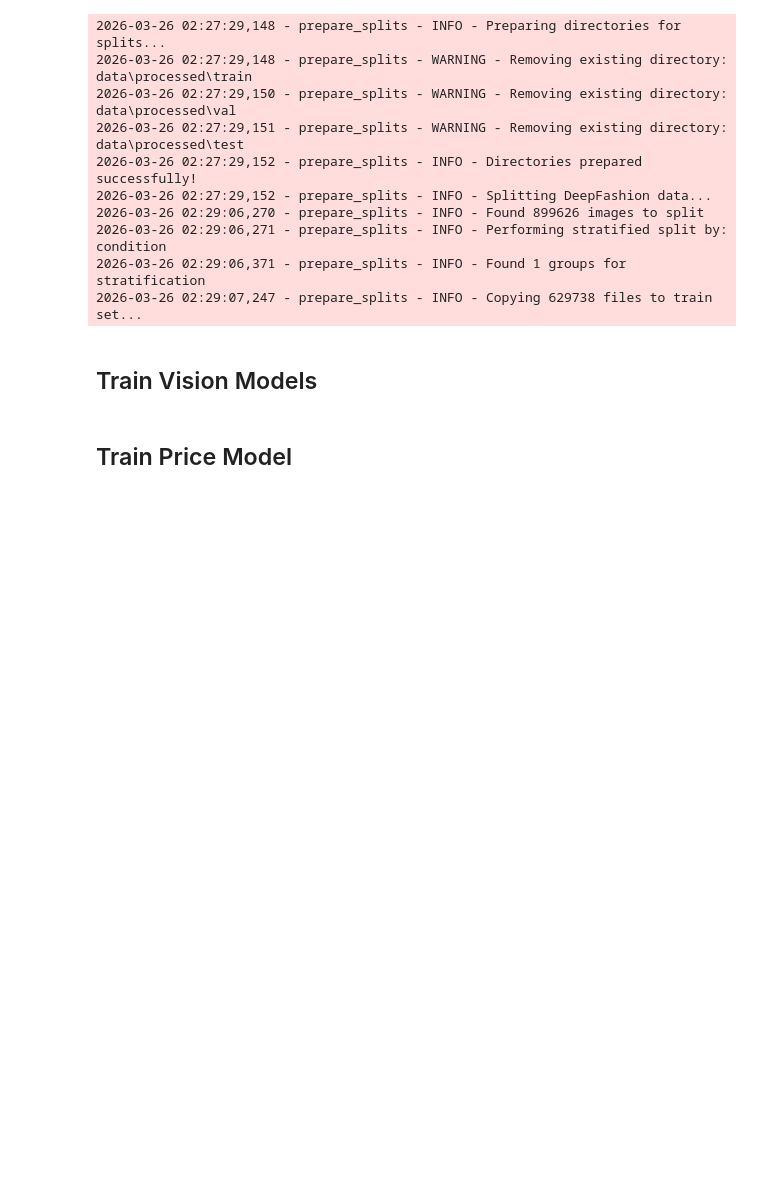
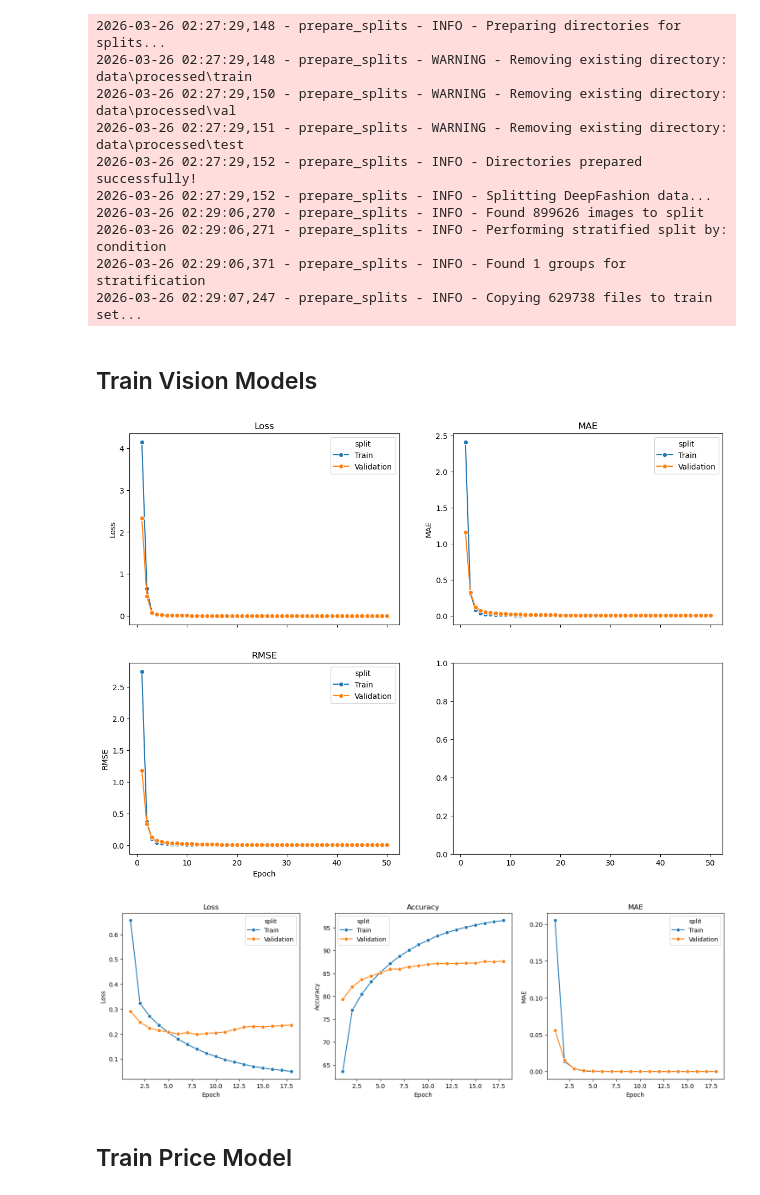
Before and after one commit to ionsphere/pcmlai.capstone, a Jupyter notebook: all_in_one.ipynb, the cells around one changed output. Cells and saved outputs as stored; diff of their text form; code cells hidden in the pictures; blank space fills up the shorter version.

```diff
--- a/all_in_one.ipynb
+++ b/all_in_one.ipynb
@@ -347,7 +321,7 @@ df = pd.json_normalize(history)
 
 plot_df = pd.concat(
     [
-        df[["epoch", "train.loss", "train.mae", "train.rmse]]
+        df[["epoch", "train.loss", "train.mae", "train.rmse"]]
         .rename(columns=lambda c: c.replace("train.", "") if c != "epoch" else c)
         .assign(split="Train"),
         df[["epoch", "val.loss", "val.mae", "val.rmse"]]
@@ -406,33 +380,36 @@ plot_df = pd.concat(
         .assign(split="Train"),
         df[["epoch", "val_loss", "val_accuracy", "val_mae"]]
         .rename(columns={
             "val_loss": "loss",
             "val_accuracy": "accuracy",
             "val_mae": "mae",
         })
         .assign(split="Validation"),
     ],
     ignore_index=True,
 )
 
 fig, axes = plt.subplots(1, 3, figsize=(18, 5), sharex=True)
 metrics = ["loss", "accuracy", "mae"]
 titles = ["Loss", "Accuracy", "MAE"]
 
 for ax, metric, title in zip(axes, metrics, titles):
     sns.lineplot(
         data=plot_df,
         x="epoch",
         y=metric,
         hue="split",
         marker="o",
         ax=ax,
     )
     ax.set_title(title)
     ax.set_xlabel("Epoch")
     ax.set_ylabel(title)
 
 plt.show()
+# %% [output]
+[figure, added]
+[figure, added]
 # %% [markdown]
 ## Train Price Model
 # %%
```
Also changed, not shown: parts of 5 cells of this notebook, 20 other files.
